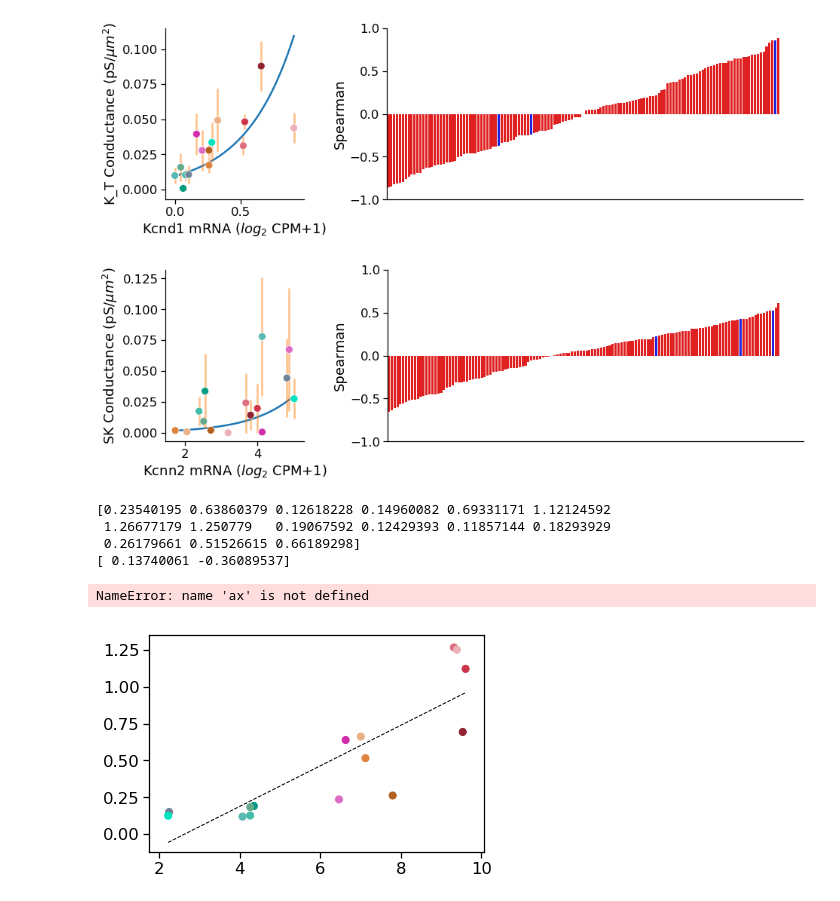
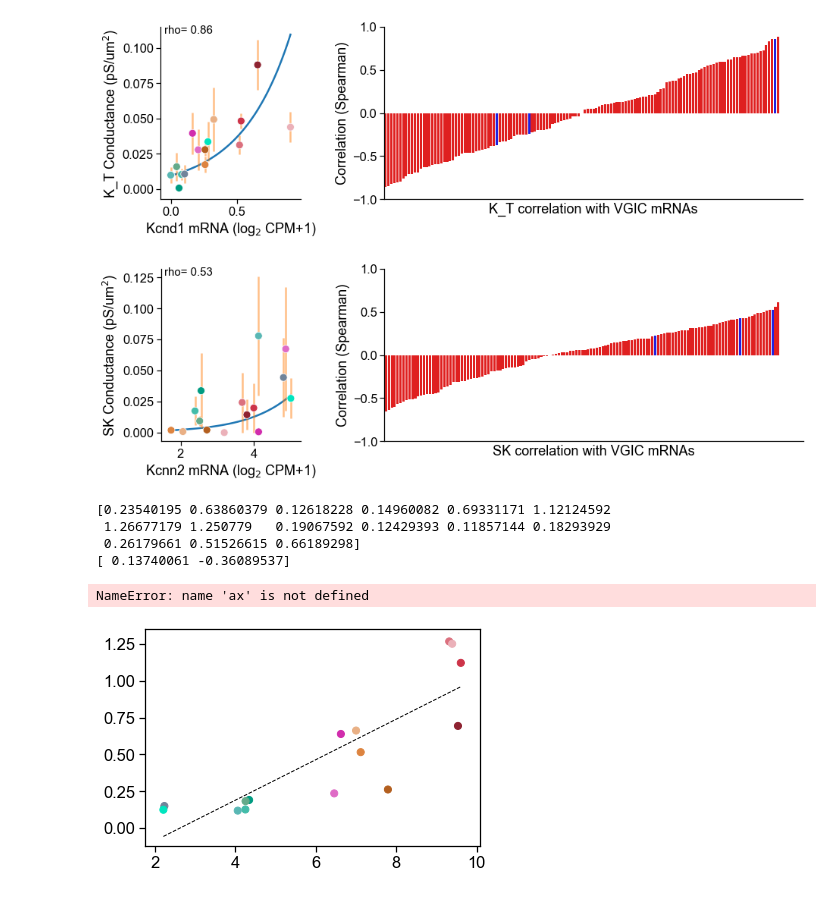
Before and after one commit to allen19981/Conductance_Parameter, a Jupyter notebook: Combining Graphs-Copy1.ipynb, the cells around one changed output. Saved outputs shown, nothing was run; the diff lists cells and outputs as text; code cells hidden in the pictures.

```diff
--- a/Combining Graphs-Copy1.ipynb
+++ b/Combining Graphs-Copy1.ipynb
@@ -2,6 +2,15 @@
 import pandas as pd
 import matplotlib as mpl
 import matplotlib.pyplot as plt
+import matplotlib
+matplotlib.rcParams['pdf.fonttype'] = 42
+matplotlib.rcParams['ps.fonttype'] = 42
+matplotlib.rcParams['svg.fonttype'] = 'none'
+from matplotlib import rc
+#rc('font',**{'family':'sans-serif','sans-serif':['Helvetica']})
+rc('font',**{'family':'serif','serif':['Arial']})
+#rc('text', usetex=True)
+
 import seaborn as sns
 import json
 import math
@@ -287,16 +296,13 @@ def histo_corr_new(parameter, df, xlabel, ylabel, y_max_val = 1):
         else:
             clrs.append('red')
             p += 1
-# #     plt.figure(figsize=(20, 7))
-#     mpl.rcParams['pdf.fonttype'] = 42
-#     mpl.rcParams['ps.fonttype'] = 42
-#     plt.rcParams['svg.fonttype'] = 'none'
+
     ax = sns.barplot(x = 'symbol', y='correlation', data=sorted_test ,palette = clrs)
-#     plt.rcParams['font.family'] = 'sans-serif'
-#     plt.rcParams['font.sans-serif'] = ['Tahoma']
+
     ax.spines['right'].set_visible(False)
     ax.spines['top'].set_visible(False)
-    ax.axes.get_xaxis().set_visible(False)
+    plt.xticks([], [])
+    #ax.axes.get_xaxis().set_visible(False)
     ax.yaxis.set_ticks_position('left')
     ax.xaxis.set_ticks_position('bottom')
 
@@ -304,24 +310,7 @@ def histo_corr_new(parameter, df, xlabel, ylabel, y_max_val = 1):
 #     ax.yaxis.label.set_size(30)
     ax.set(ylabel=ylabel, xlabel=xlabel)
     ax.axes.set_ylim([-y_max_val, y_max_val])
-#     location = test['correlation'].iloc[-1] /4
 
-#     for i in range(len(label)) :
-#         if i > 0:
-#             if pos[i] - pos[i-1] < 5:
-#                 location = location + test['correlation'].iloc[-1] /4
-#         if (test[test['symbol']==label[i]]['correlation'].iloc[0]) < 0:
-
-#             ax.annotate(label[i],
-#                 xy=(pos[i], 0), xycoords='data',
-#                 xytext=(pos[i], location), textcoords='data',
-#                 arrowprops=dict(arrowstyle="->",
-#                                 connectionstyle="arc3"),
-#                 )
-#         else:
-#             ax.annotate(label[i], xy=(pos[i], 0), xycoords='data', xytext=(pos[i], -location), textcoords='data', arrowprops=dict(arrowstyle="->",
-#                                 connectionstyle="arc3"),
-#                 )
     return ax
 
 def abs_histo_corr_new(parameter, df, xlabel, ylabel):
@@ -410,20 +413,24 @@ fig.legend(handles, labels, loc='upper right')
 # %%
 # K_T and Kcnd family
 ncols = 2
 nrows = 1
 fig = plt.figure(figsize = (14, 4))
 
 grid = gridspec.GridSpec(nrows, ncols,
                 left=0.1, bottom=0.15, right=0.94, top=0.94, wspace=0.3, hspace=0.3, width_ratios=[1,3])
 
 
 ax1 = fig.add_subplot(grid[0, 0])
-ax1 = graph_conductance_exp('gbar_K_T', 'Kcnd1', sep_layer_cre_parameter_df, 'Kcnd1 mRNA ($log_2$ CPM+1)', 'K_T Conductance (pS/$\mu m^2$)', show_legend= False, poly_deg=2)
+ax1 = graph_conductance_exp('gbar_K_T', 'Kcnd1', sep_layer_cre_parameter_df,
+                            'Kcnd1 mRNA (log$_2$ CPM+1)', 'K_T Conductance (pS/um$^2$)',
+                            show_legend= False, poly_deg=2, add_corr_val_to_plot=True)
 
 ax2 = fig.add_subplot(grid[0, 1])
-ax2 = histo_corr_new('gbar_K_T', sep_spearman_corr_ranks, '{} Conductance \n Spearman Correlation'.format('Kv3.1'),'Spearman')
+ax2 = histo_corr_new('gbar_K_T', sep_spearman_corr_ranks, 'K_T correlation with VGIC mRNAs',
+                     'Correlation (Spearman)')
+fig.savefig('figures/K_T_fig.pdf', transparent=True)
 # %% [output]
-[figure, old version]
+[figure, new version]
 # %%
 # SK and Kcnn2 family
 ncols = 2
@@ -435,12 +442,17 @@ grid = gridspec.GridSpec(nrows, ncols,
 
 
 ax1 = fig.add_subplot(grid[0, 0])
-ax1 = graph_conductance_exp('gbar_SK', 'Kcnn2', sep_layer_cre_parameter_df, 'Kcnn2 mRNA ($log_2$ CPM+1)', 'SK Conductance (pS/$\mu m^2$)', show_legend= False, poly_deg=2)
+ax1 = graph_conductance_exp('gbar_SK', 'Kcnn2', sep_layer_cre_parameter_df,
+                            'Kcnn2 mRNA (log$_2$ CPM+1)', 'SK Conductance (pS/um$^2$)', show_legend= False, poly_deg=2,
+                           add_corr_val_to_plot=True)
 
 ax2 = fig.add_subplot(grid[0, 1])
-ax2 = histo_corr_new('gbar_SK', sep_spearman_corr_ranks, '{} Conductance \n Spearman Correlation'.format('Kv3.1'),'Spearman')
+ax2 = histo_corr_new('gbar_SK', sep_spearman_corr_ranks, 'SK correlation with VGIC mRNAs',
+                     'Correlation (Spearman)')
+
+fig.savefig('figures/SK_fig.pdf', transparent=True)
 # %% [output]
-[figure, old version]
+[figure, new version]
 # %%
 def return_graph_conductance_exp_inh(parameter_type, gene_symbol, df, xlabel, ylabel):
     gene_id = int(gene_channel_vgic[gene_channel_vgic['MGI symbol'] == gene_symbol]['Mouse Entrez Gene'])
@@ -728,7 +740,7 @@ ax.plot()
  0.26179661 0.51526615 0.66189298]
 [ 0.13740061 -0.36089537]
 NameError: name 'ax' is not defined
-[figure, old version]
+[figure, new version]
 # %%
 plt.show()
 # %%
```
Also changed, not shown: parts of 5 cells of this notebook, 12 other files.
